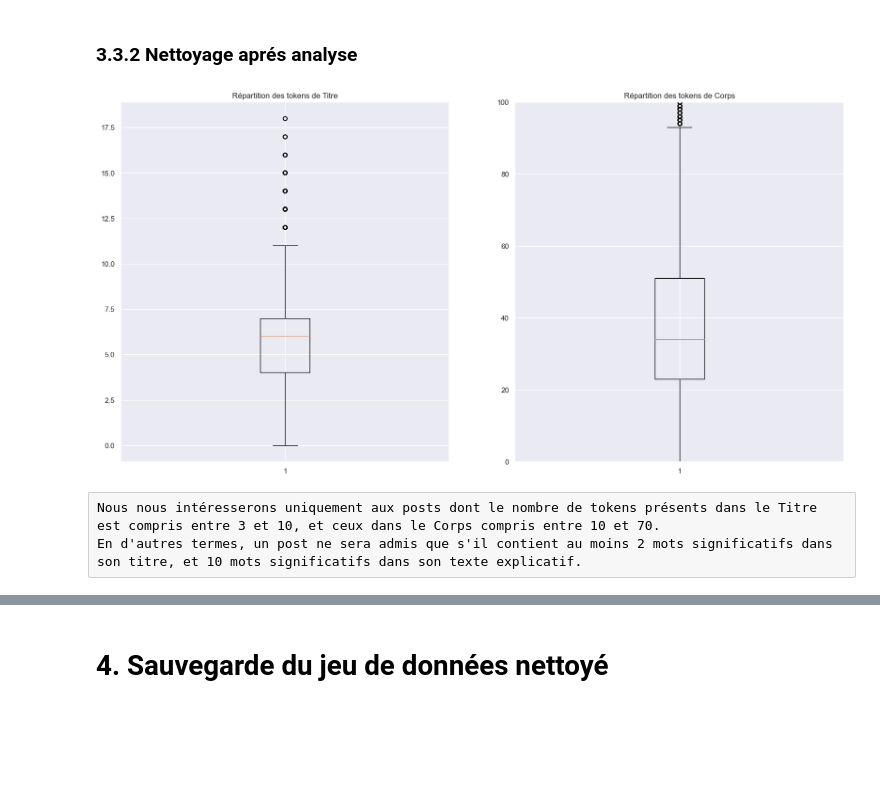
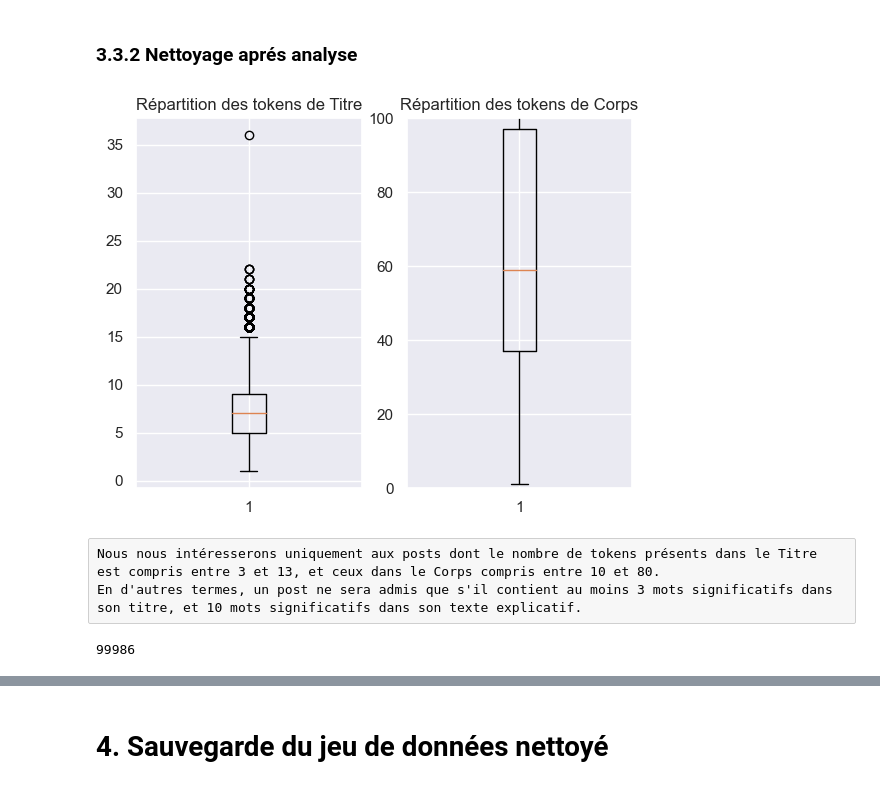
Before and after one commit to garbesc/Projet5, a Jupyter notebook: Exploration.ipynb, the cells around one changed output, grey strips where cells are left out. Saved outputs shown, nothing was run; the diff lists cells and outputs as text; code cells hidden in the pictures; blank space fills up the shorter version.

```diff
--- a/Exploration.ipynb
+++ b/Exploration.ipynb
@@ -1116,4 +970,12 @@ df.head(10)
+# %%
+df['nb_tokens_title'] = ""
+df['nb_tokens_body'] = ""
+df['nb_tags'] = ""
+df['nb_tokens_shared'] = ""
+
+for i in range(len(df)):
+    df.iloc[i,8] = len(df.iloc[i,3].split(" "))
+    df.iloc[i,9] = len(df.iloc[i,4].split(" "))
+    df.iloc[i,10] = len(df.iloc[i,5].split(" "))
 # %%
-df['nb_tokens_Title'] = [len(raw) for raw in df.Title]
-df['nb_tokens_Body'] = [len(raw) for raw in df.Body]
-df['nb_tokens_shared'] = [len(set(a) & set(b)) for a, b in zip(df.Title, df.Body)]
+df['nb_tokens_shared'] = [len(set(a) & set(b)) for a, b in zip(df.title_bow, df.body_bow)]
@@ -1119,0 +1005,15 @@ df['nb_tokens_shared'] = [len(set(a) & set(b)) for a, b in zip(df.Title, df.Body
+# %%
+df['nb_tags_shared_Title'] = 0
+df['nb_tags_shared_Body'] = 0
+Tag_tokens = []
+for i in range(len(df)):
+    nb_tags_shared_Title = 0
+    nb_tags_shared_Body = 0
+    for word in df.iloc[i,5].split(" "):
+        Tag_tokens.append(word)
+        if df.iloc[i,3].count(word) > 0 :
+            nb_tags_shared_Title = nb_tags_shared_Title + 1
+        if df.iloc[i,4].count(word) > 0 :
+            nb_tags_shared_Body = nb_tags_shared_Body + 1
+    df.iloc[i,12] = nb_tags_shared_Title
+    df.iloc[i,13] = nb_tags_shared_Body
@@ -1136,4 +1053,0 @@ plt.show()
-# %%
-df['nb_Tags'] = [len(raw) for raw in df.Tags]
-df['nb_Tags_shared_Title'] = [len(set(a) & set(b)) for a, b in zip(df.Tags, df.Title)]
-df['nb_Tags_shared_Body'] = [len(set(a) & set(b)) for a, b in zip(df.Tags, df.Body)]
@@ -1263,18 +1126,22 @@ dfc = df.copy()
 ### <a name="C3.3.3">3.3.2 Nettoyage aprés analyse</a>
 # %%
 plt.subplot(121)
-plt.boxplot(df.nb_tokens_Title)
+plt.boxplot(df.nb_tokens_title)
 plt.title('Répartition des tokens de Titre')
 
 plt.subplot(122)
-plt.boxplot(df.nb_tokens_Body)
+plt.boxplot(df.nb_tokens_body)
 plt.title('Répartition des tokens de Corps')
 plt.ylim(0,100)
 
 plt.show()
 # %% [output]
-[figure, old version]
+[figure, new version]
 # %% [raw]
-Nous nous intéresserons uniquement aux posts dont le nombre de tokens présents dans le Titre est compris entre 3 et 10, et ceux dans le Corps compris entre 10 et 70.
-En d'autres termes, un post ne sera admis que s'il contient au moins 2 mots significatifs dans son titre, et 10 mots significatifs dans son texte explicatif.
+Nous nous intéresserons uniquement aux posts dont le nombre de tokens présents dans le Titre est compris entre 3 et 13, et ceux dans le Corps compris entre 10 et 80.
+En d'autres termes, un post ne sera admis que s'il contient au moins 3 mots significatifs dans son titre, et 10 mots significatifs dans son texte explicatif.
+# %%
+len(df)
+# %% [output]
+99986
 # %%
```
Also changed, not shown: parts of 72 cells of this notebook, 1 other file.
